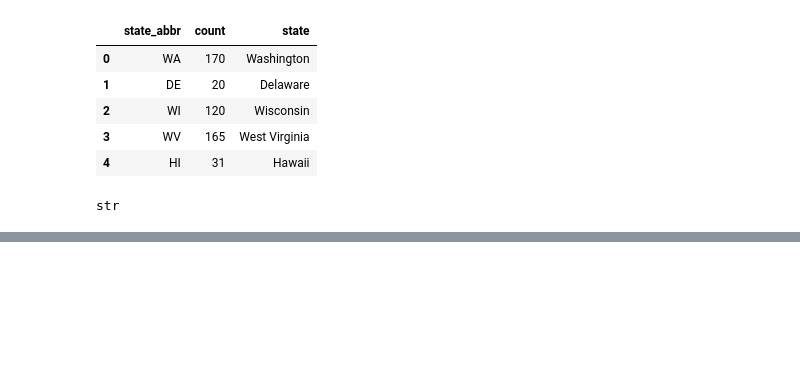
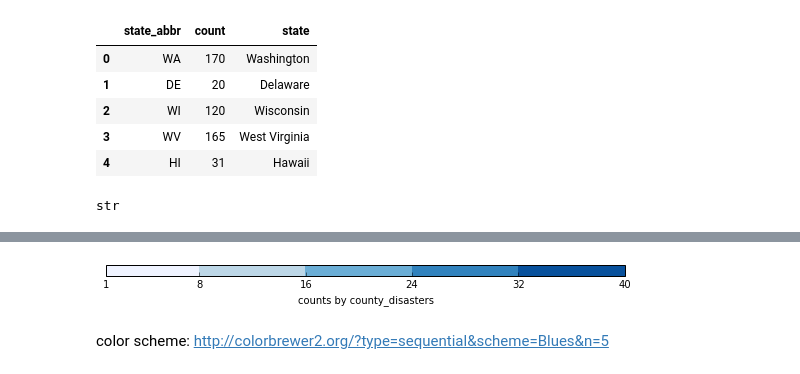
Before and after one commit to CelineChen0211/141B-Final-Project, a Jupyter notebook: disasters_zora.ipynb, the cells around one changed output, grey strips where cells are left out. Drawn from its saved outputs; the diff is of its cells as text; code cells hidden in the pictures; blank space fills up the shorter version.

```diff
--- a/disasters_zora.ipynb
+++ b/disasters_zora.ipynb
@@ -140 +244,21 @@ by_latlon_df[by_latlon_df['count']==max(by_latlon_df['count'])]#los angeles coun
+# %%
+##dont know how to add a colorbar to svg, just incase we need it
+fig = plt.figure(figsize=(8, 1))
+ax = fig.add_axes([0.05, 0.80, 0.9, 0.15])
+
+cmap = mpl.colors.ListedColormap(['#eff3ff','#bdd7e7','#6baed6','#3182bd','#08519c'])
+
+bounds = [1, 8, 16, 24, 32,40]
+norm = mpl.colors.BoundaryNorm(bounds,cmap.N)
+cb2 = mpl.colorbar.ColorbarBase(ax, cmap=cmap,
+                                norm=norm,
+                                ticks=bounds,  # optional
+                                spacing='proportional',
+                                orientation='horizontal')
+cb2.set_label('counts by county_disasters')
+plt.show()
+# %% [output]
+[figure, added]
+# %% [markdown]
+color scheme: http://colorbrewer2.org/?type=sequential&scheme=Blues&n=5
 # %%
```
Also changed, not shown: parts of 62 cells of this notebook, 2 other files.
